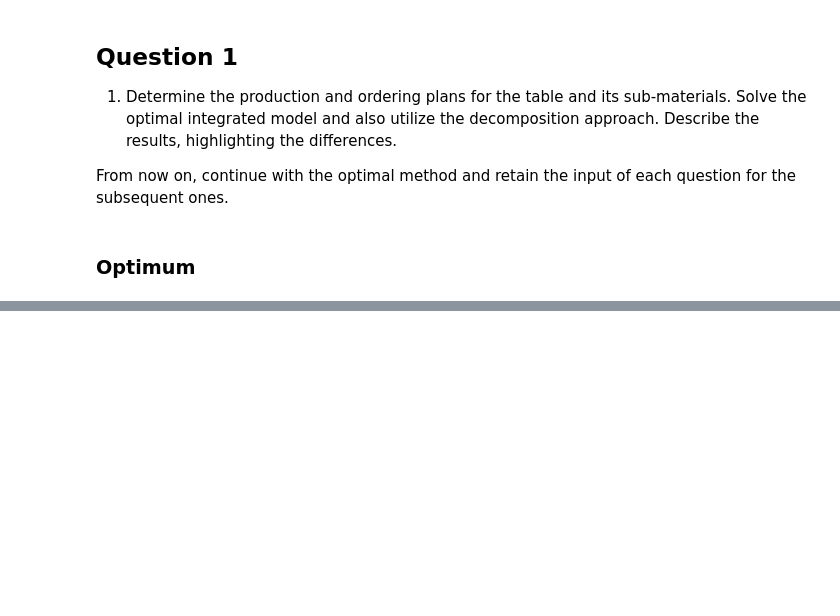
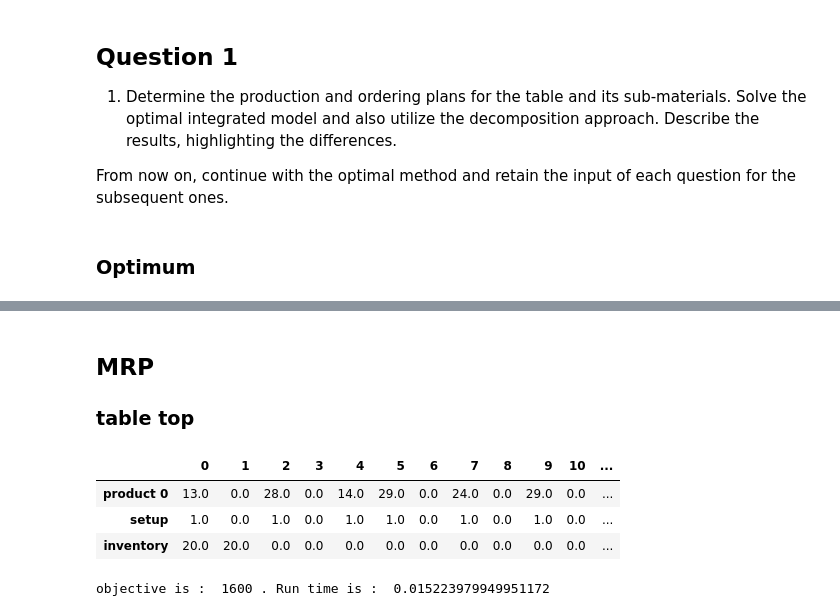
Before and after one commit to Ualh/operation_management, a Jupyter notebook: group7.ipynb, the cells around one changed output, grey strips where cells are left out. Cells and saved outputs as stored; diff of their text form; code cells hidden in the pictures; blank space fills up the shorter version.

```diff
--- a/group7.ipynb
+++ b/group7.ipynb
@@ -198,0 +230,43 @@ objective is :  12945 . Run time is :  2.8801934719085693
+# %% [markdown]
+## MRP
+### table top
+# %%
+class data_generator_MRP_tabelT():
+
+  def __init__(self):
+
+    self.demands = [[0, 0, 33, 0, 28, 0, 14, 29, 0, 24, 0, 29, 0, 0, 0, 0]]
+
+    self.days = range(len(self.demands[0]))
+
+    self.production_rate = [1]* len(self.days)
+    self.parts = [[0],
+                  [0],
+                  [0],
+                  [0]]
+    self.lead_time = [2]
+
+
+
+    self.first_inventory = [20]
+    self.production_cost = [100] * len(self.demands)
+
+    self.inventory_cost = [10] * len(self.demands)
+    self.setup_cost = [200] * len(self.demands)
+
+start_time = time.time()
+data = data_generator_MRP_A()
+PRODUCTION_PLAN, obj = opt_production_plan(data)
+end_time = time.time()
+
+run_time = end_time - start_time
+for product in range(len(data.demands)):
+    # print(pd.DataFrame.from_dict(PRODUCTION_PLAN[product]))
+  display(pd.DataFrame.from_dict(PRODUCTION_PLAN[product]).round(0))
+print('objective is : ', round(obj), '. Run time is : ', run_time)
+# %% [output]
+|  | 0 | 1 | 2 | 3 | 4 | 5 | 6 | 7 | 8 | 9 | 10 | ... |
+| product 0 | 13.0 | 0.0 | 28.0 | 0.0 | 14.0 | 29.0 | 0.0 | 24.0 | 0.0 | 29.0 | 0.0 | ... |
+| setup | 1.0 | 0.0 | 1.0 | 0.0 | 1.0 | 1.0 | 0.0 | 1.0 | 0.0 | 1.0 | 0.0 | ... |
+| inventory | 20.0 | 20.0 | 0.0 | 0.0 | 0.0 | 0.0 | 0.0 | 0.0 | 0.0 | 0.0 | 0.0 | ... |
+objective is :  1600 . Run time is :  0.015223979949951172
```
Also changed, not shown: parts of 10 cells of this notebook, 1 other file.
